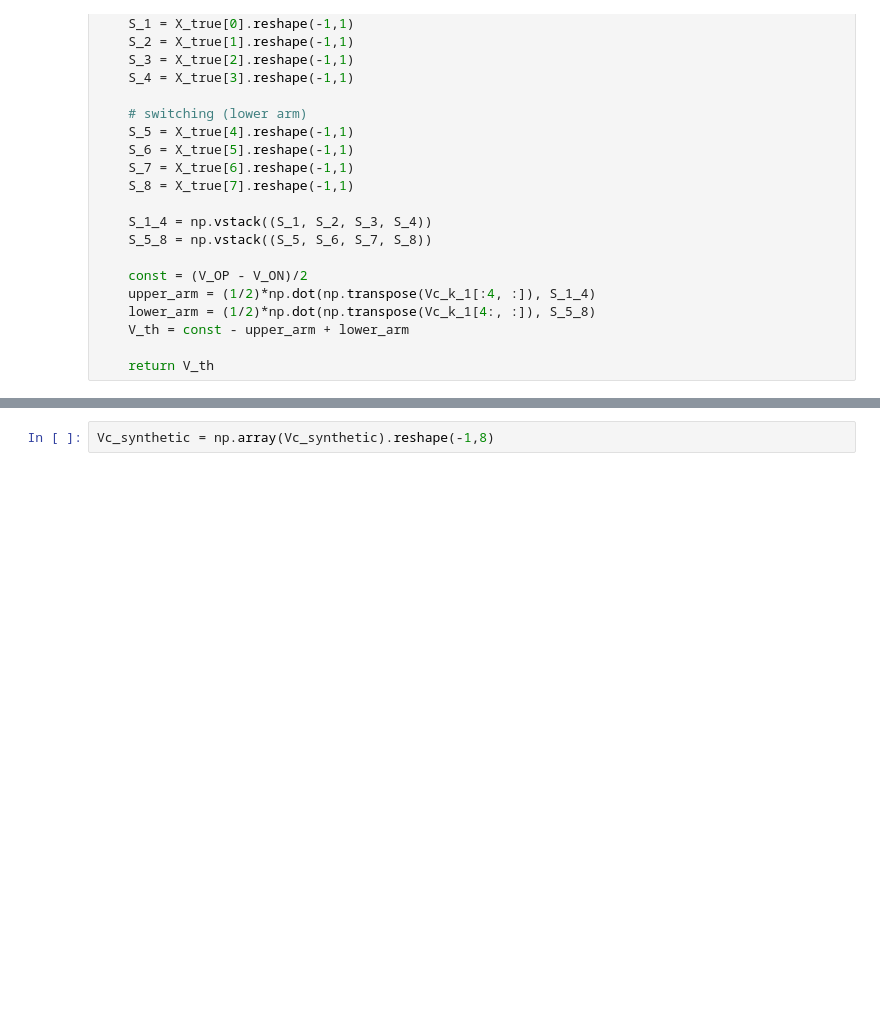
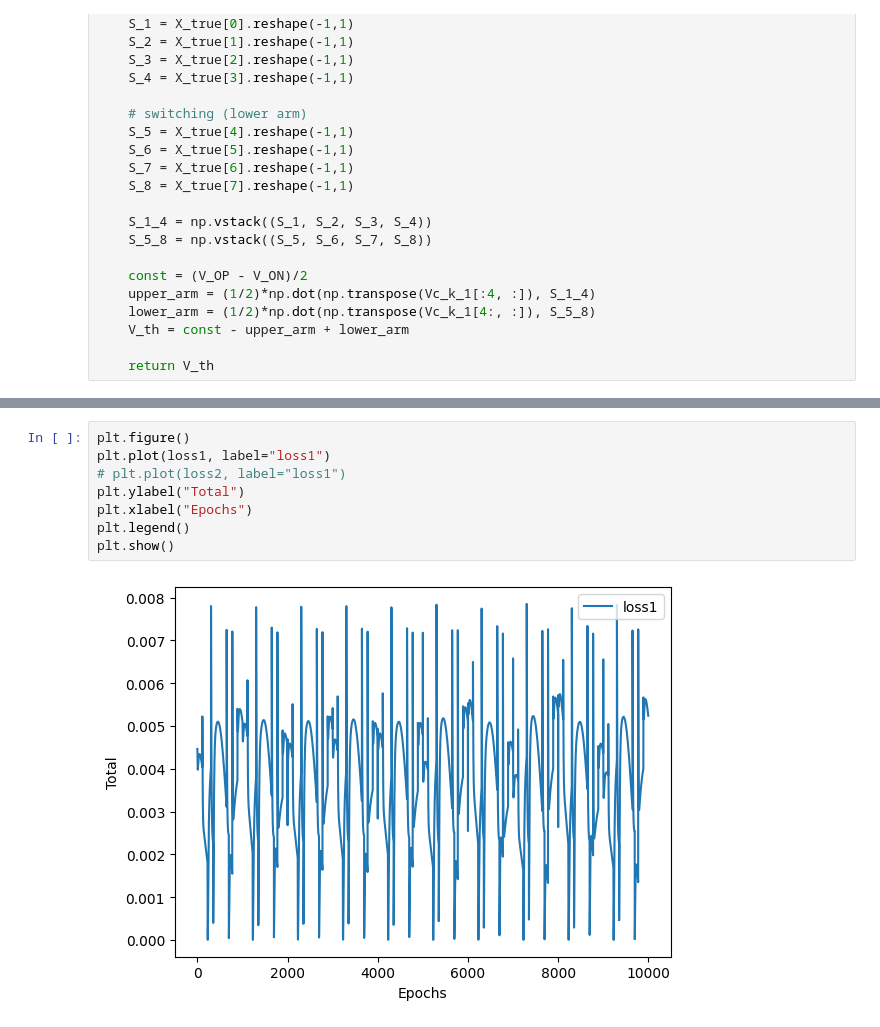
Before and after one commit to dylan-wald/AI4PS_Project, a Jupyter notebook: synthetic_data.ipynb, the cells around one changed output, grey strips where cells are left out. Drawn from its saved outputs; the diff is of its cells as text; blank space fills up the shorter version.

```diff
--- a/synthetic_data.ipynb
+++ b/synthetic_data.ipynb
@@ -114,3 +128,11 @@ for x in X:
-# %%
-Vc_synthetic = np.array(Vc_synthetic).reshape(-1,8)
+# %%
+plt.figure()
+plt.plot(loss1, label="loss1")
+# plt.plot(loss2, label="loss1")
+plt.ylabel("Total")
+plt.xlabel("Epochs")
+plt.legend()
+plt.show()
+# %% [output]
+[figure, added]
 # %%
```
Also changed, not shown: parts of 4 cells of this notebook, 2 other files.
